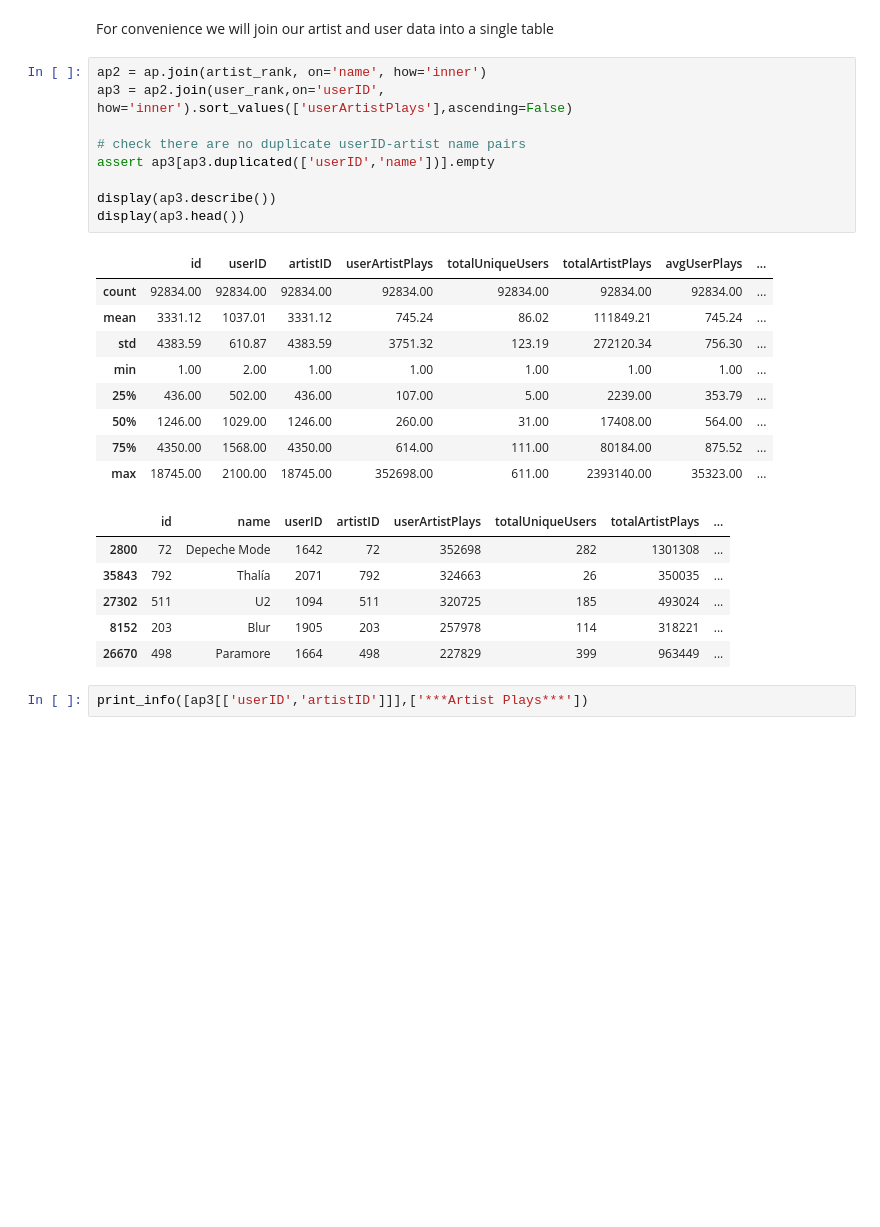
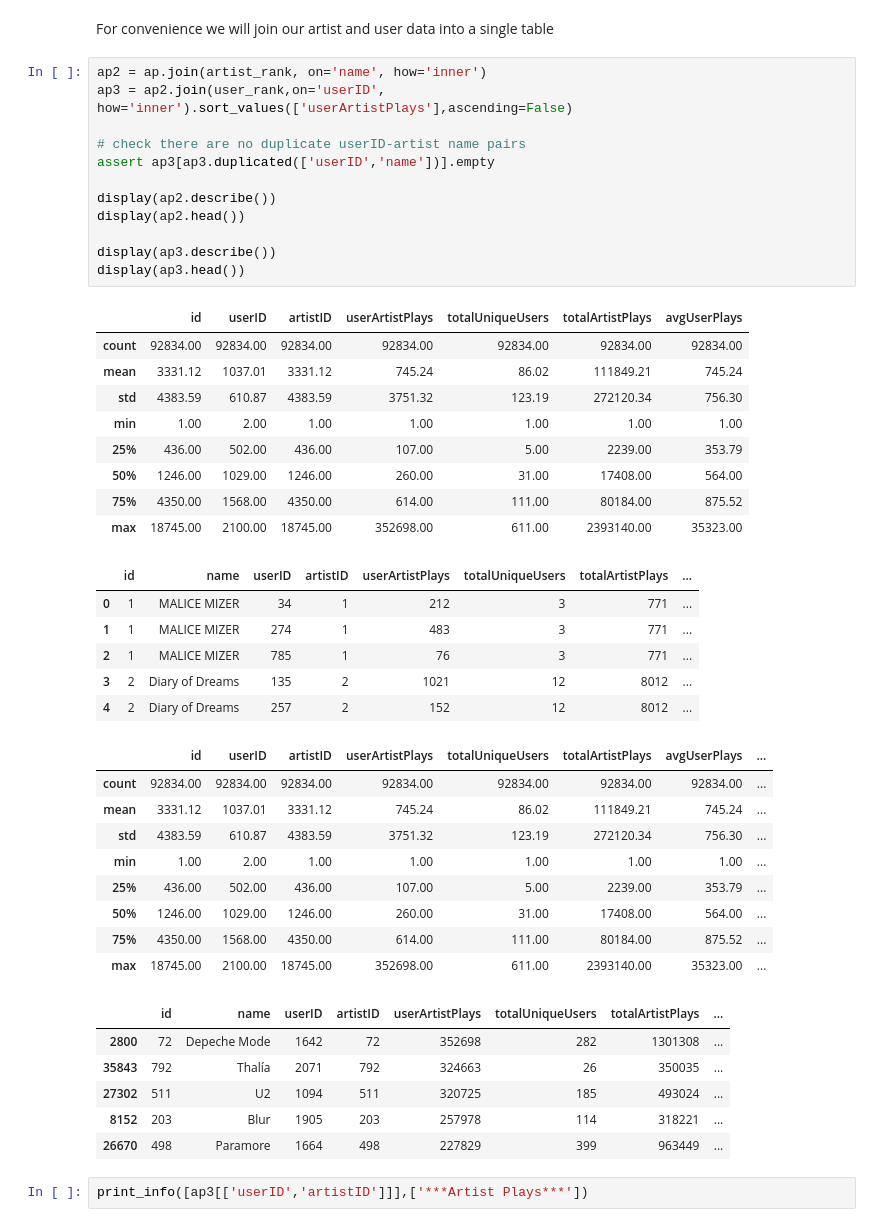
Before and after one commit to Svanzi/Music-Recommender-System, a Jupyter notebook: Collaborative_Recommender_System.ipynb, the cells around one changed output. Drawn from its saved outputs; the diff is of its cells as text; blank space fills up the shorter version.

```diff
--- a/Collaborative_Recommender_System.ipynb
+++ b/Collaborative_Recommender_System.ipynb
@@ -235,28 +234,46 @@ For convenience we will join our artist and user data into a single table
 # %%
 ap2 = ap.join(artist_rank, on='name', how='inner')
 ap3 = ap2.join(user_rank,on='userID', how='inner').sort_values(['userArtistPlays'],ascending=False)
 
 # check there are no duplicate userID-artist name pairs
 assert ap3[ap3.duplicated(['userID','name'])].empty
 
+display(ap2.describe())
+display(ap2.head())
+
 display(ap3.describe())
 display(ap3.head())
 # %% [output]
-|  | id | userID | artistID | userArtistPlays | totalUniqueUsers | totalArtistPlays | avgUserPlays | ... |
-| count | 92834.00 | 92834.00 | 92834.00 | 92834.00 | 92834.00 | 92834.00 | 92834.00 | ... |
-| mean | 3331.12 | 1037.01 | 3331.12 | 745.24 | 86.02 | 111849.21 | 745.24 | ... |
-| std | 4383.59 | 610.87 | 4383.59 | 3751.32 | 123.19 | 272120.34 | 756.30 | ... |
-| min | 1.00 | 2.00 | 1.00 | 1.00 | 1.00 | 1.00 | 1.00 | ... |
-| 25% | 436.00 | 502.00 | 436.00 | 107.00 | 5.00 | 2239.00 | 353.79 | ... |
-| 50% | 1246.00 | 1029.00 | 1246.00 | 260.00 | 31.00 | 17408.00 | 564.00 | ... |
-| 75% | 4350.00 | 1568.00 | 4350.00 | 614.00 | 111.00 | 80184.00 | 875.52 | ... |
-| max | 18745.00 | 2100.00 | 18745.00 | 352698.00 | 611.00 | 2393140.00 | 35323.00 | ... |
+|  | id | userID | artistID | userArtistPlays | totalUniqueUsers | totalArtistPlays | avgUserPlays |
+| count | 92834.00 | 92834.00 | 92834.00 | 92834.00 | 92834.00 | 92834.00 | 92834.00 |
+| mean | 3331.12 | 1037.01 | 3331.12 | 745.24 | 86.02 | 111849.21 | 745.24 |
+| std | 4383.59 | 610.87 | 4383.59 | 3751.32 | 123.19 | 272120.34 | 756.30 |
+| min | 1.00 | 2.00 | 1.00 | 1.00 | 1.00 | 1.00 | 1.00 |
+| 25% | 436.00 | 502.00 | 436.00 | 107.00 | 5.00 | 2239.00 | 353.79 |
+| 50% | 1246.00 | 1029.00 | 1246.00 | 260.00 | 31.00 | 17408.00 | 564.00 |
+| 75% | 4350.00 | 1568.00 | 4350.00 | 614.00 | 111.00 | 80184.00 | 875.52 |
+| max | 18745.00 | 2100.00 | 18745.00 | 352698.00 | 611.00 | 2393140.00 | 35323.00 |
 |  | id | name | userID | artistID | userArtistPlays | totalUniqueUsers | totalArtistPlays | ... |
-| 2800 | 72 | Depeche Mode | 1642 | 72 | 352698 | 282 | 1301308 | ... |
-| 35843 | 792 | Thalía | 2071 | 792 | 324663 | 26 | 350035 | ... |
-| 27302 | 511 | U2 | 1094 | 511 | 320725 | 185 | 493024 | ... |
-| 8152 | 203 | Blur | 1905 | 203 | 257978 | 114 | 318221 | ... |
-| 26670 | 498 | Paramore | 1664 | 498 | 227829 | 399 | 963449 | ... |
+| 0 | 1 | MALICE MIZER | 34 | 1 | 212 | 3 | 771 | ... |
+| 1 | 1 | MALICE MIZER | 274 | 1 | 483 | 3 | 771 | ... |
+| 2 | 1 | MALICE MIZER | 785 | 1 | 76 | 3 | 771 | ... |
+| 3 | 2 | Diary of Dreams | 135 | 2 | 1021 | 12 | 8012 | ... |
+| 4 | 2 | Diary of Dreams | 257 | 2 | 152 | 12 | 8012 | ... |
+|  | id | userID | artistID | userArtistPlays | totalUniqueUsers | totalArtistPlays | avgUserPlays | ... |
+| count | 92834.00 | 92834.00 | 92834.00 | 92834.00 | 92834.00 | 92834.00 | 92834.00 | ... |
+| mean | 3331.12 | 1037.01 | 3331.12 | 745.24 | 86.02 | 111849.21 | 745.24 | ... |
+| std | 4383.59 | 610.87 | 4383.59 | 3751.32 | 123.19 | 272120.34 | 756.30 | ... |
+| min | 1.00 | 2.00 | 1.00 | 1.00 | 1.00 | 1.00 | 1.00 | ... |
+| 25% | 436.00 | 502.00 | 436.00 | 107.00 | 5.00 | 2239.00 | 353.79 | ... |
+| 50% | 1246.00 | 1029.00 | 1246.00 | 260.00 | 31.00 | 17408.00 | 564.00 | ... |
+| 75% | 4350.00 | 1568.00 | 4350.00 | 614.00 | 111.00 | 80184.00 | 875.52 | ... |
+| max | 18745.00 | 2100.00 | 18745.00 | 352698.00 | 611.00 | 2393140.00 | 35323.00 | ... |
+|  | id | name | userID | artistID | userArtistPlays | totalUniqueUsers | totalArtistPlays | ... |
+| 2800 | 72 | Depeche Mode | 1642 | 72 | 352698 | 282 | 1301308 | ... |
+| 35843 | 792 | Thalía | 2071 | 792 | 324663 | 26 | 350035 | ... |
+| 27302 | 511 | U2 | 1094 | 511 | 320725 | 185 | 493024 | ... |
+| 8152 | 203 | Blur | 1905 | 203 | 257978 | 114 | 318221 | ... |
+| 26670 | 498 | Paramore | 1664 | 498 | 227829 | 399 | 963449 | ... |
 # %%
 print_info([ap3[['userID','artistID']]],['***Artist Plays***'])
 # %% [output]
```
Also changed, not shown: parts of 5 cells of this notebook.
